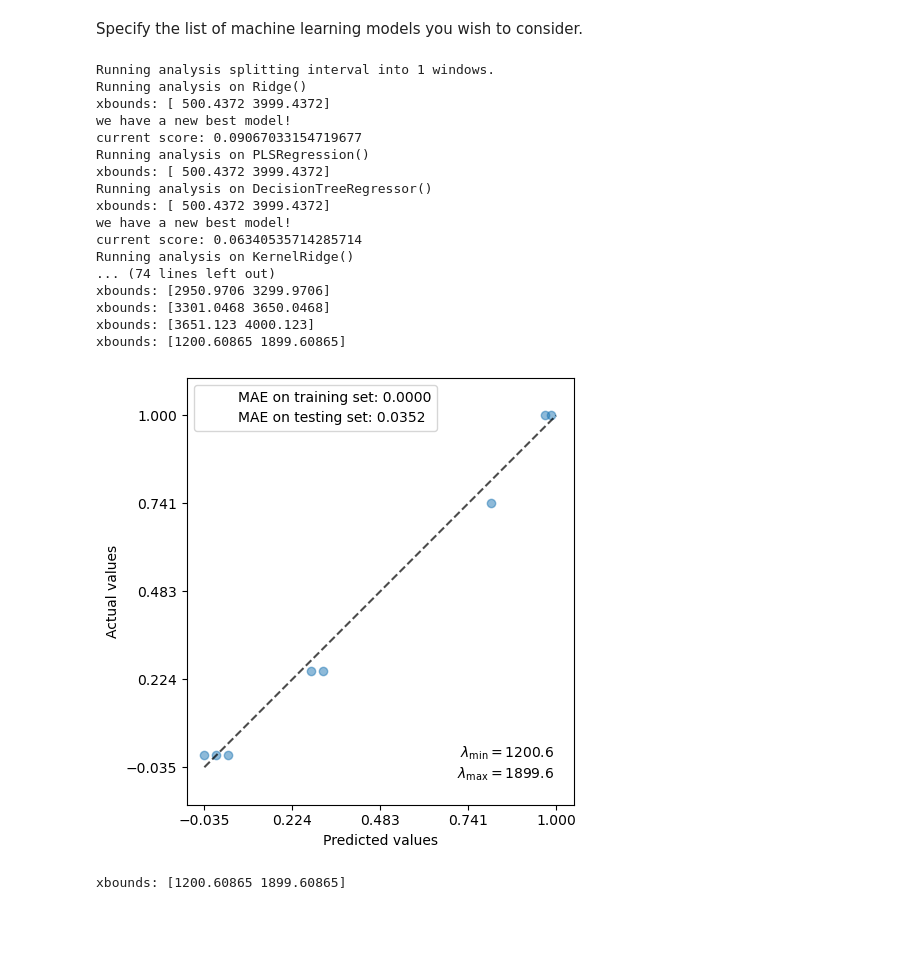
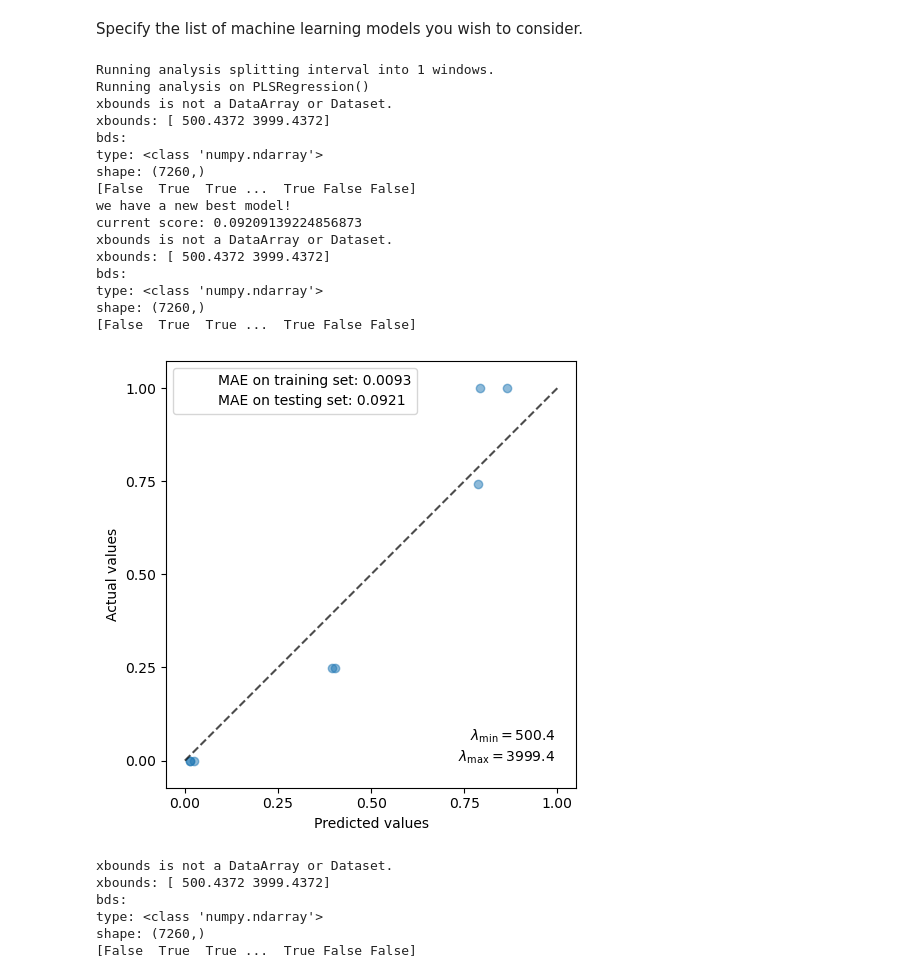
Before and after one commit to iblg/mixture_composition_regression, a Jupyter notebook: mixture_composition_regression/examples/cellulose_example/02_regression_second_try.ipynb, the cells around one changed output. Cells and saved outputs as stored; diff of their text form; code cells hidden in the pictures; blank space fills up the shorter version.

Commit message:
testing model on a new sample

```diff
--- a/mixture_composition_regression/examples/cellulose_example/02_regression_second_try.ipynb
+++ b/mixture_composition_regression/examples/cellulose_example/02_regression_second_try.ipynb
@@ -29,7 +29,8 @@ from sklearn.tree import DecisionTreeRegressor
 import os
 # %%
 # set the current working directory
-cwd = '/Users/ianbillinge/dev/mixture_composition_regression/mixture_composition_regression/examples/cellulose_example/'
+#cwd = '/Users/ianbillinge/dev/mixture_composition_regression/mixture_composition_regression/examples/cellulose_example/'
+cwd = '/Users/Ankit/projects/mixture_composition_regression/mixture_composition_regression/examples/cellulose_example/'
 
 # read and clean the training spectra
 file = os.path.join(os.sep, cwd, 'all_spectra.csv')
@@ -162,8 +163,8 @@ If nwindows=10, the spectrum will be split into 10, and each sub spectrum will b
 If nwindows is a list, the code will try all of them in sequence.
 # %%
 nwindows = [1,
-            5,
-            10,
+#            5,
+#            10,
 #             50,
 #             200
            ]
@@ -181,49 +182,53 @@ metric_label = 'MAE'
 Specify the list of machine learning models you wish to consider.
 # %%
 cv_models = [
-    ridge,
+#    ridge,
     pls,
-    dtr,
-    kr,
+#    dtr,
+#    kr,
 #     svr,
 #     knnr,
 #     mlp,
 ]
 # %%
-viable_models, bestmodel_container, y_best, X_best = grid_search_dataset(
+c_viable_models, c_bestmodel_container, c_y_best, c_X_best = grid_search_dataset(
     mix_train,
     nwindows,
     cv_models,
     target_chem='cellulose',
 #     test_data=mix_test,
     test_data=None, # random selection of test data
     tts_test_size=tts_size,
     tts_random_state=random_state,
     tolerance=0.01,
     metric=metric,
     metric_label=metric_label,
     x_bounds=None, # here is where you could restrict your spectral range
     plot_comparison=True,
     plot_comparison_savefile='./plots/axes_train'
 )
 # %% [output]
 Running analysis splitting interval into 1 windows.
-Running analysis on Ridge()
+Running analysis on PLSRegression()
+xbounds is not a DataArray or Dataset.
 xbounds: [ 500.4372 3999.4372]
+bds:
+type: <class 'numpy.ndarray'>
+shape: (7260,)
+[False  True  True ...  True False False]
 we have a new best model!
-current score: 0.09067033154719677
-Running analysis on PLSRegression()
+current score: 0.09209139224856873
+xbounds is not a DataArray or Dataset.
 xbounds: [ 500.4372 3999.4372]
-Running analysis on DecisionTreeRegressor()
-xbounds: [ 500.4372 3999.4372]
-we have a new best model!
-current score: 0.06340535714285714
-Running analysis on KernelRidge()
-... (74 lines left out)
-xbounds: [2950.9706 3299.9706]
-xbounds: [3301.0468 3650.0468]
-xbounds: [3651.123 4000.123]
-xbounds: [1200.60865 1899.60865]
+bds:
+type: <class 'numpy.ndarray'>
+shape: (7260,)
+[False  True  True ...  True False False]
-[figure, old version]
+[figure, new version]
-xbounds: [1200.60865 1899.60865]
+xbounds is not a DataArray or Dataset.
+xbounds: [ 500.4372 3999.4372]
+bds:
+type: <class 'numpy.ndarray'>
+shape: (7260,)
+[False  True  True ...  True False False]
 # %%
```
Also changed, not shown: parts of 7 cells of this notebook, 15 other files.
